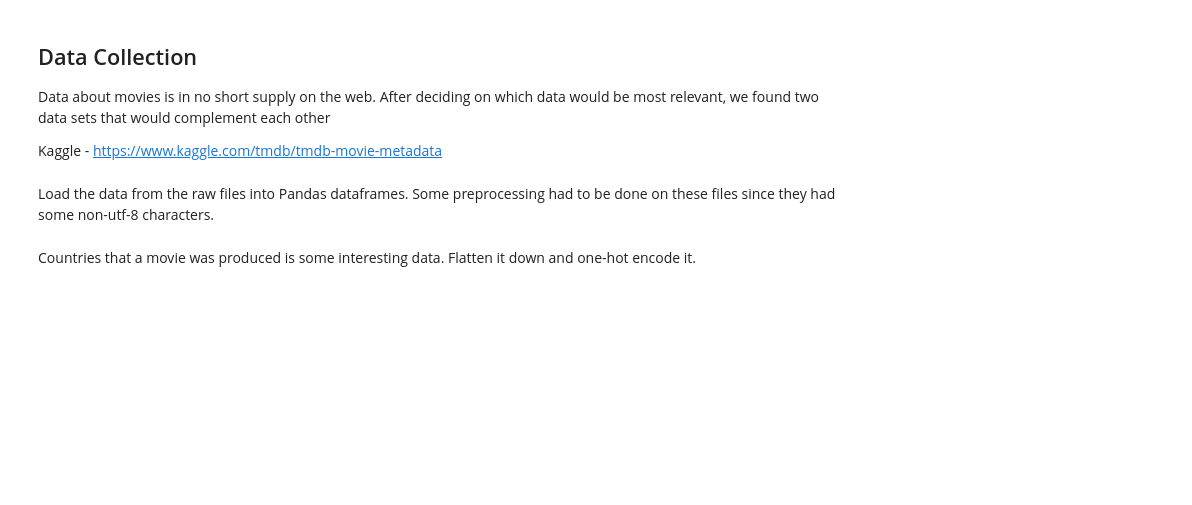
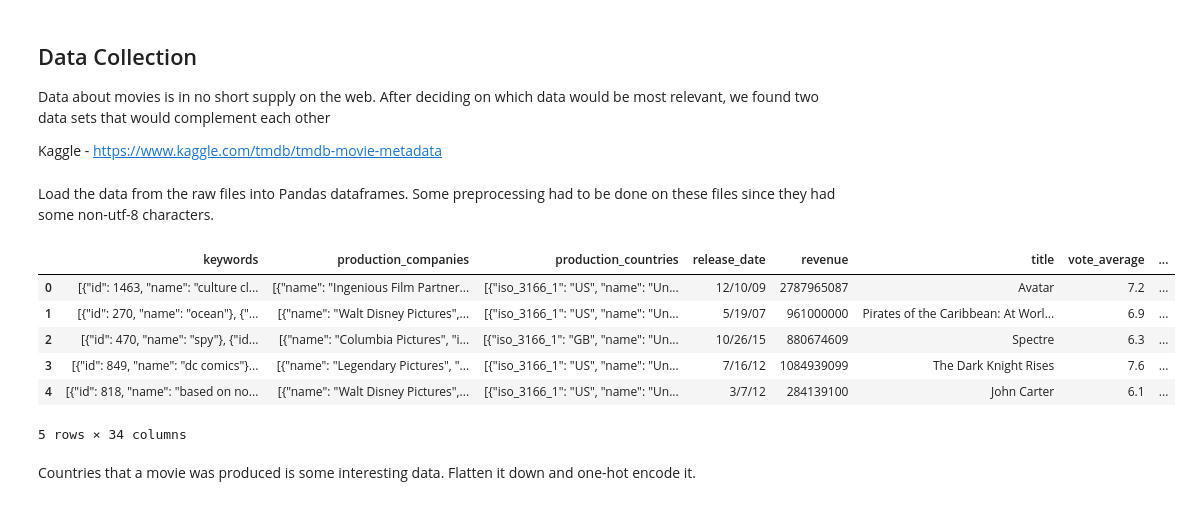
Before and after one commit to jcomish/MovieAnalysis, a Jupyter notebook: MovieAnalysis.ipynb, the cells around one changed output. Drawn from its saved outputs; the diff is of its cells as text; code cells hidden in the pictures; blank space fills up the shorter version.

```diff
--- a/MovieAnalysis.ipynb
+++ b/MovieAnalysis.ipynb
@@ -30,14 +33,29 @@ Load the data from the raw files into Pandas dataframes. Some preprocessing had
 # %%
 file_dir = "Data/RawData/"
 
 data_files = [f for f in listdir(file_dir) if isfile(join(file_dir, f))]
 data_list = []
 
 for data_file in data_files:
     if "Store" not in data_file:
         data_list.append(pd.read_csv(file_dir + data_file, engine='python'))
 
-merged = data_list[0].join(data_list[1], lsuffix='title', rsuffix='title')
+merged = data_list[1].join(data_list[2], lsuffix='title', rsuffix='title')
+data_list[0].drop(['movie_id'], axis=1)
+merged = merged.join(data_list[0], lsuffix='title', rsuffix='title')
+
+merged.rename(index=str, columns={"titletitle": "title"}, inplace=True)
+merged = merged.loc[:,~merged.columns.duplicated()] # Remove duplicate columns from joining
+
+merged.head()
+# %% [output]
+|  | keywords | production_companies | production_countries | release_date | revenue | title | vote_average | ... |
+| 0 | [{"id": 1463, "name": "culture cl... | [{"name": "Ingenious Film Partner... | [{"iso_3166_1": "US", "name": "Un... | 12/10/09 | 2787965087 | Avatar | 7.2 | ... |
+| 1 | [{"id": 270, "name": "ocean"}, {"... | [{"name": "Walt Disney Pictures",... | [{"iso_3166_1": "US", "name": "Un... | 5/19/07 | 961000000 | Pirates of the Caribbean: At Worl... | 6.9 | ... |
+| 2 | [{"id": 470, "name": "spy"}, {"id... | [{"name": "Columbia Pictures", "i... | [{"iso_3166_1": "GB", "name": "Un... | 10/26/15 | 880674609 | Spectre | 6.3 | ... |
+| 3 | [{"id": 849, "name": "dc comics"}... | [{"name": "Legendary Pictures", "... | [{"iso_3166_1": "US", "name": "Un... | 7/16/12 | 1084939099 | The Dark Knight Rises | 7.6 | ... |
+| 4 | [{"id": 818, "name": "based on no... | [{"name": "Walt Disney Pictures",... | [{"iso_3166_1": "US", "name": "Un... | 3/7/12 | 284139100 | John Carter | 6.1 | ... |
+5 rows × 34 columns
 # %% [markdown]
 Countries that a movie was produced is some interesting data. Flatten it down and one-hot encode it.
 # %%
```
Also changed, not shown: parts of 23 cells of this notebook, 6 other files.
